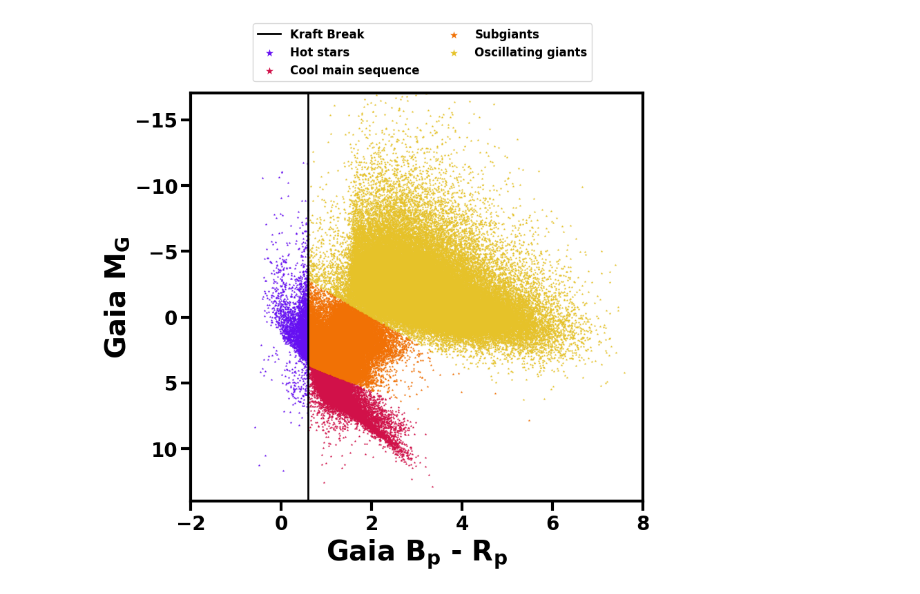
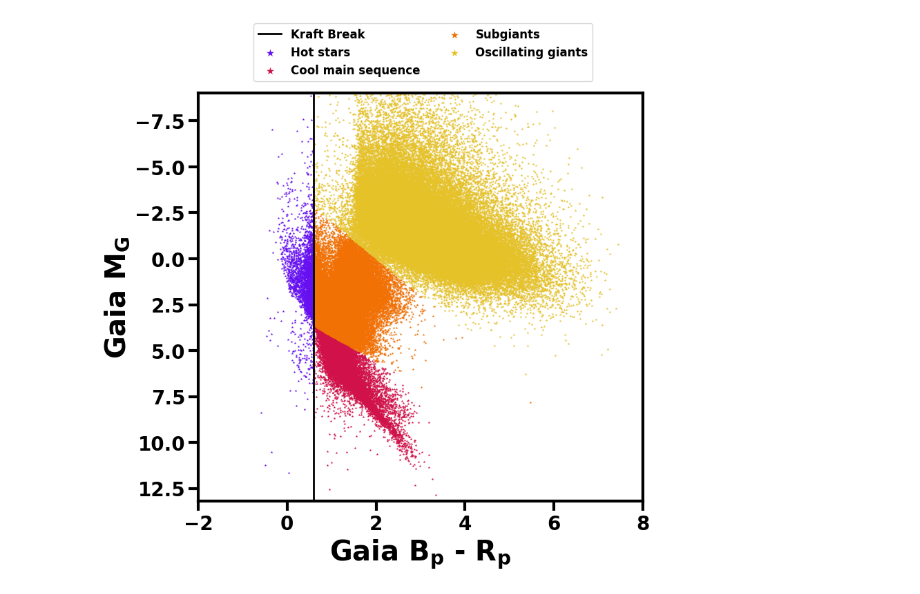
Before and after one commit to m-schochet/asas-sn-cnn, a Jupyter notebook: plots/hrsubpops.ipynb, the cells around one changed output. Saved outputs shown, nothing was run; the diff lists cells and outputs as text; code cells hidden in the pictures.

Commit message:
change limits on subpop hr diagram and added 25% grey shades to scatterplots

```diff
--- a/plots/hrsubpops.ipynb
+++ b/plots/hrsubpops.ipynb
@@ -19,7 +19,7 @@ set_rcparams()
 # %%
 reportable = pd.read_csv('(#path to#)reportable.csv', index_col='Unnamed: 0')
 # %%
-reportable['abs_g_mag'] = reportable['phot_g_mean_mag'] - 5*np.log10(np.abs(1000/reportable['parallax'])) + 5
+reportable['abs_g_mag'] = reportable['phot_g_mean_mag'] - 5*np.log10(1000/reportable['parallax']) + 5
 # %%
 reportable['bp-rp'] = reportable['phot_bp_mean_mag']-reportable['phot_rp_mean_mag']
 # %%
@@ -34,19 +34,19 @@ ms = nonoscillators[nonoscillators['abs_g_mag'] >= ((1.4*nonoscillators['bp-rp']
 # %%
 fig, axs = plt.subplots(1, 1, figsize=(8, 8), layout='constrained')
 
 axs.set_xlim(-2, 8)
-axs.set_ylim(14, -17)
+axs.set_ylim(13.2, -9)
 axs.set_xlabel(f'Gaia $\\bf B_p$ - $\\bf R_p$', weight='bold')
 axs.set_ylabel(f'Gaia $\\bf M_G$', weight='bold')
 axs.plot([0.6, 0.6], [15, -17], c="#000000", label="Kraft Break", rasterized=True, linewidth=2)
 imhot = axs.scatter('bp-rp', 'abs_g_mag', c="#6610F2", s=7.5, marker="*", data=hot, linewidths=0.01, label='Hot stars', rasterized=True)
 imms = axs.scatter('bp-rp', 'abs_g_mag', c="#D11149", s=7.5, marker="*", data=ms, linewidths=0.01, label='Cool main sequence', rasterized=True)
 imsub = axs.scatter('bp-rp', 'abs_g_mag', c="#F17105", s=7.5, marker="*", data=subgiants,linewidths=0.01, label='Subgiants', rasterized=True)
 imosc = axs.scatter('bp-rp', 'abs_g_mag', c="#E6C229", s=7.5, marker="*", data=oscillators, linewidths=0.01, label='Oscillating giants', rasterized=True)
 
 axs.legend(loc='center right', ncols=2, markerscale=3,  bbox_to_anchor=(0.9, 1.1), fontsize=12)
 
 plt.savefig('hrsubpopulations.pdf',  dpi=300)
 plt.show()
 # %% [output]
-[figure, old version]
+[figure, new version]
```
Also changed, not shown: 1 other file.
